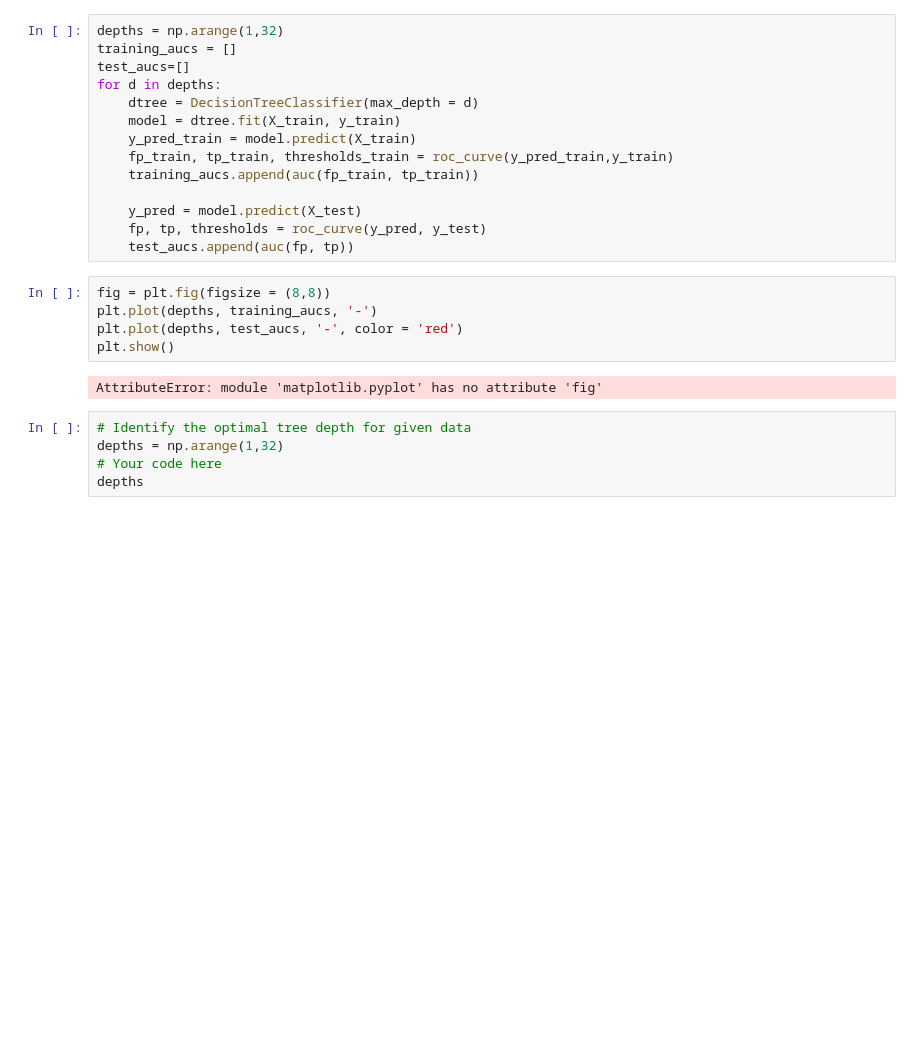
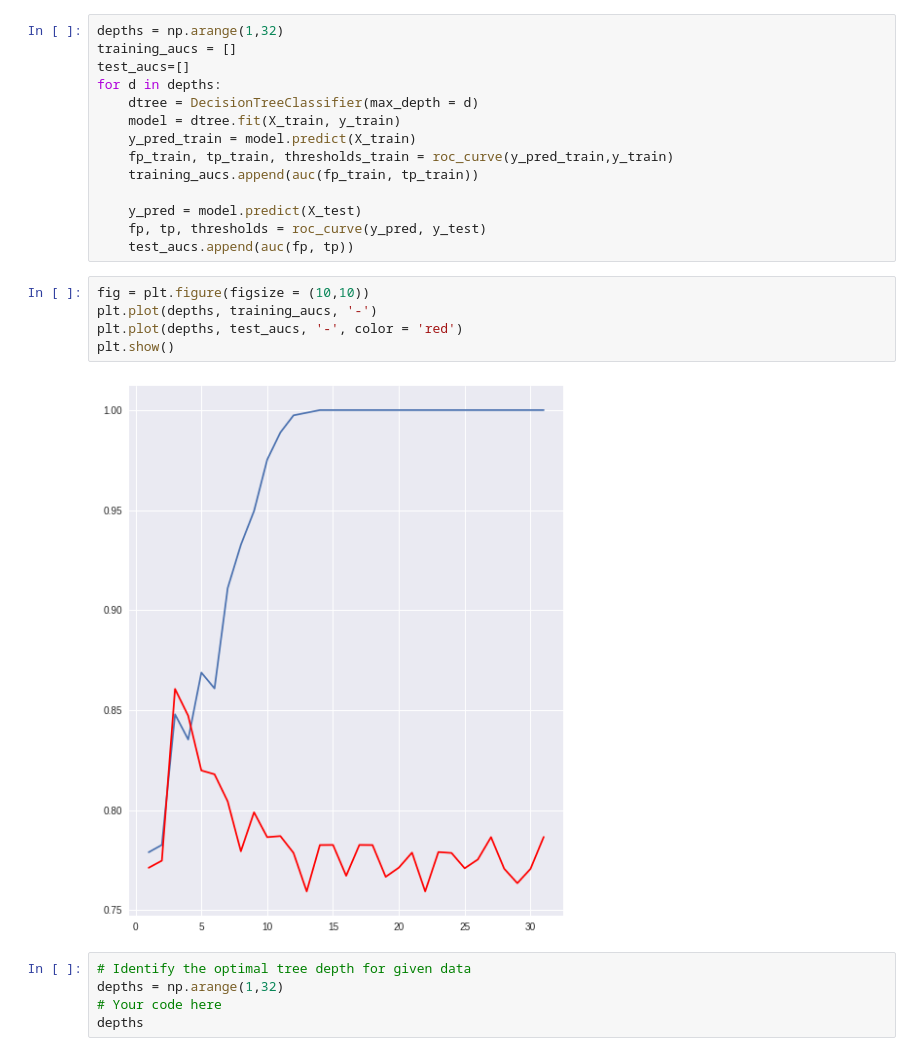
Before and after one commit to graceh3/dsc-3-31-08-decision-tree-pruning-hyperparameter-optimization-lab-nyc-ds-career-012819, a Jupyter notebook: index.ipynb, the cells around one changed output. Cells and saved outputs as stored; diff of their text form; blank space fills up the shorter version.

```diff
--- a/index.ipynb
+++ b/index.ipynb
@@ -129,12 +129,12 @@ for d in depths:
     fp, tp, thresholds = roc_curve(y_pred, y_test)
     test_aucs.append(auc(fp, tp))
 # %%
-fig = plt.fig(figsize = (8,8))
+fig = plt.figure(figsize = (10,10))
 plt.plot(depths, training_aucs, '-')
 plt.plot(depths, test_aucs, '-', color = 'red')
 plt.show()
 # %% [output]
-AttributeError: module 'matplotlib.pyplot' has no attribute 'fig'
+[figure, added]
 # %%
 # Identify the optimal tree depth for given data
 depths = np.arange(1,32)
```
